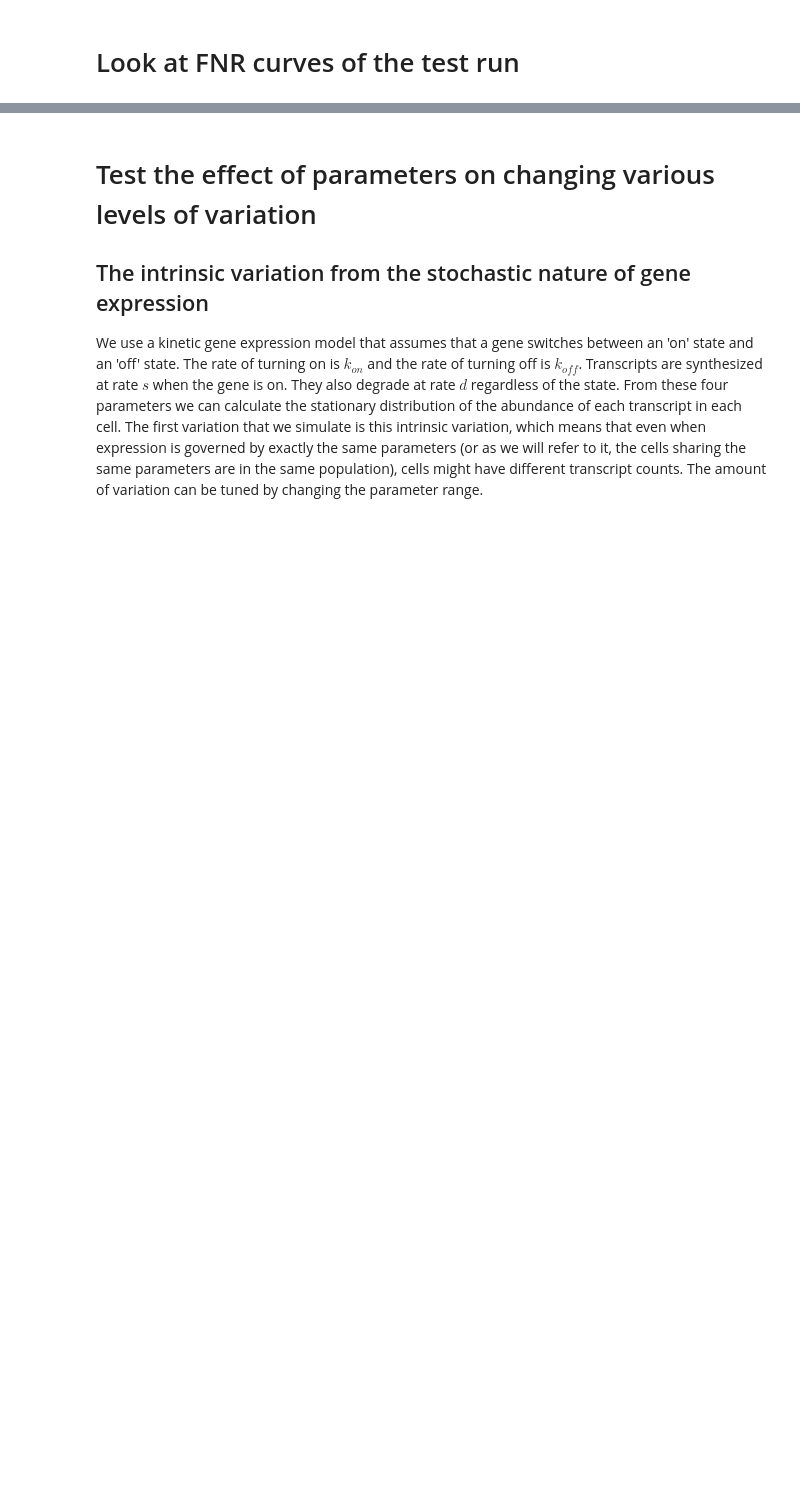
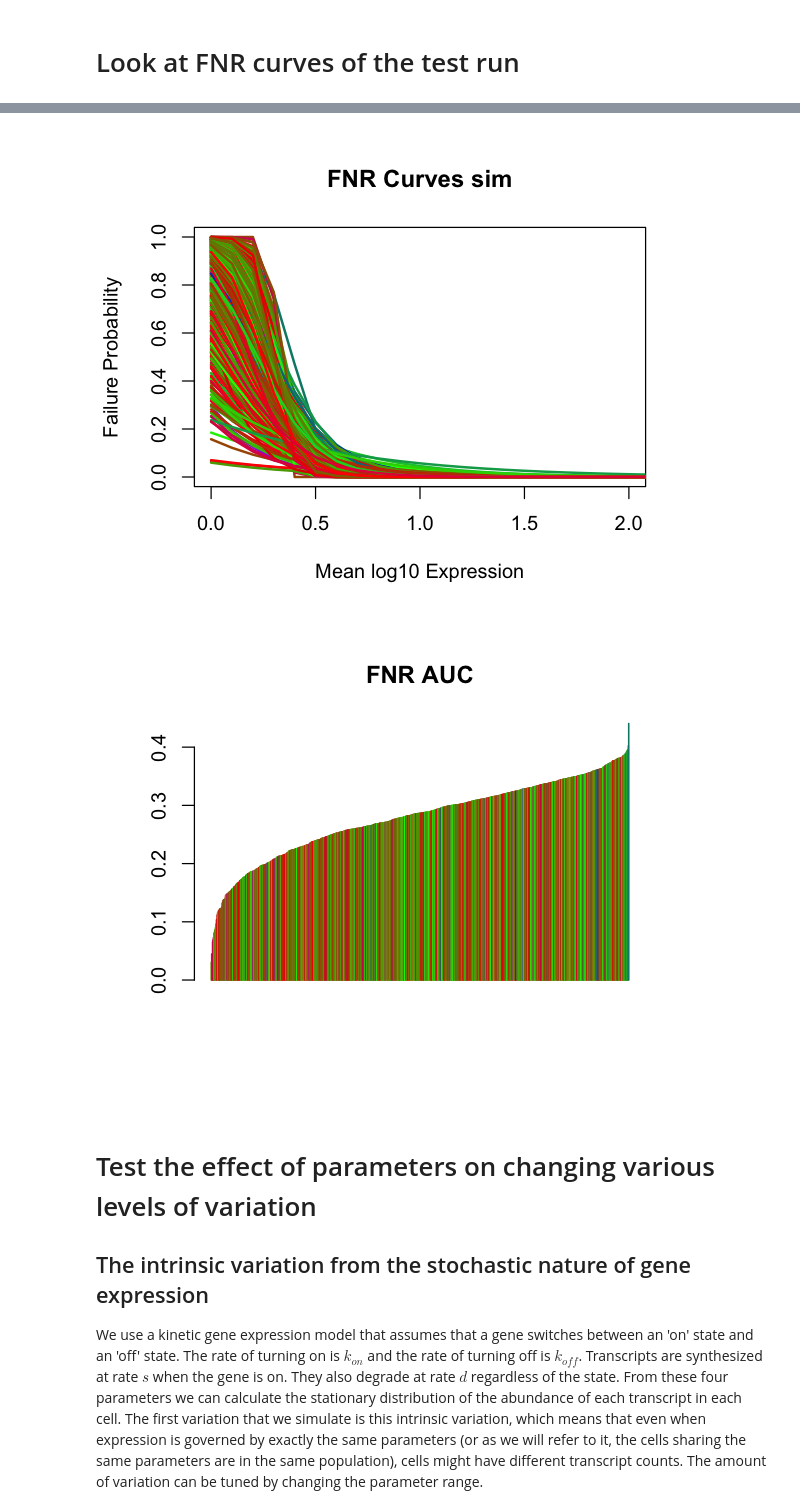
Before and after one commit to YosefLab/SymSim, a Jupyter notebook: Manual.ipynb, the cells around one changed output, grey strips where cells are left out. Cells and saved outputs as stored; diff of their text form; code cells hidden in the pictures; blank space fills up the shorter version.

Commit message:
new FNR plot function

```diff
--- a/Manual.ipynb
+++ b/Manual.ipynb
@@ -141,0 +82,3 @@ Warning message:
+# %%
+plotFNR(temp[[4]],'sim',2000)
+# %% [output]
@@ -142,3 +89,5 @@ Warning message:
+[figure, added]
+[figure, added]
 # %%
 library(RColorBrewer)
 colfunc <- colorRampPalette(c("blue", "green", "red", "purple"))
```
Also changed, not shown: parts of 2 cells of this notebook, 2 other files.
